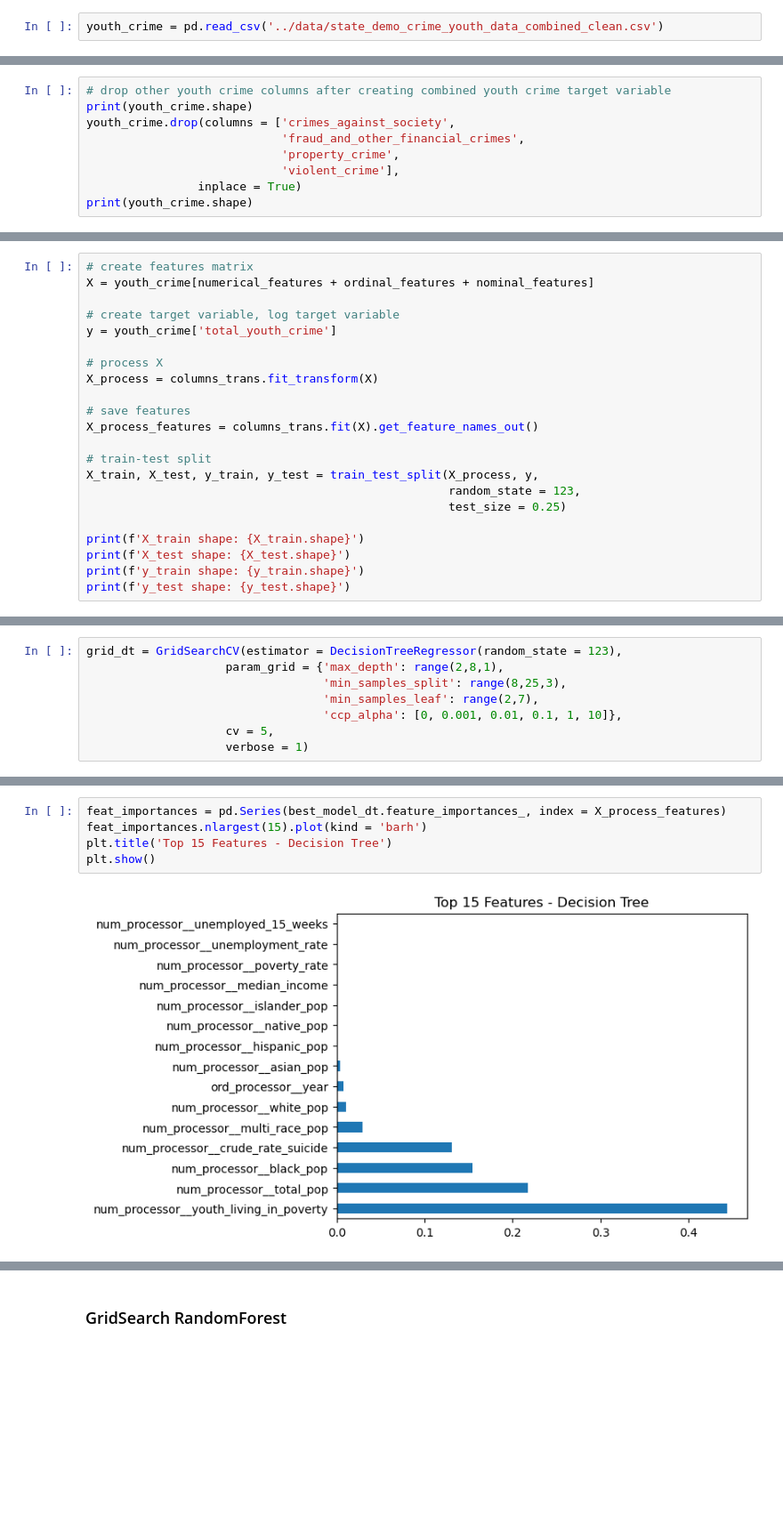
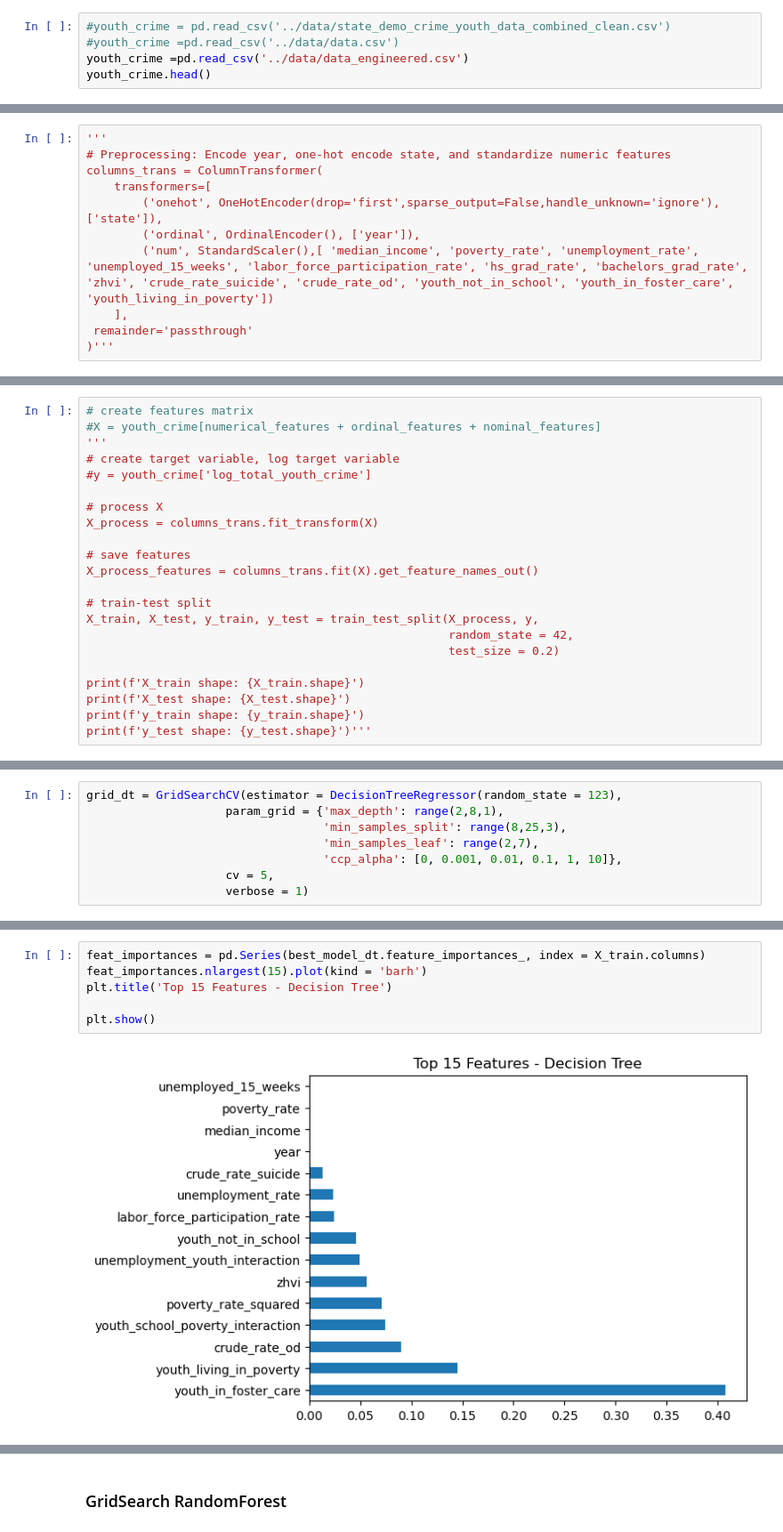
Before and after one commit to lpm24/youth_crime_group_project, a Jupyter notebook: code/Liam.ipynb, the cells around one changed output, grey strips where cells are left out. Shown at 89% size. Saved outputs shown, nothing was run; the diff lists cells and outputs as text; blank space fills up the shorter version.

Commit message:
models without population and state data

```diff
--- a/code/Liam.ipynb
+++ b/code/Liam.ipynb
@@ -20,2 +21,5 @@ from sklearn.ensemble import RandomForestRegressor
 # %%
-youth_crime = pd.read_csv('../data/state_demo_crime_youth_data_combined_clean.csv')
+#youth_crime = pd.read_csv('../data/state_demo_crime_youth_data_combined_clean.csv')
+#youth_crime =pd.read_csv('../data/data.csv')
+youth_crime =pd.read_csv('../data/data_engineered.csv')
+youth_crime.head()
@@ -22,9 +33,0 @@ youth_crime = pd.read_csv('../data/state_demo_crime_youth_data_combined_clean.cs
-# %%
-# drop other youth crime columns after creating combined youth crime target variable
-print(youth_crime.shape)
-youth_crime.drop(columns = ['crimes_against_society',
-                            'fraud_and_other_financial_crimes',
-                            'property_crime',
-                            'violent_crime'],
-                inplace = True)
-print(youth_crime.shape)
@@ -95,0 +84,11 @@ columns_trans = ColumnTransformer([
+# %%
+'''
+# Preprocessing: Encode year, one-hot encode state, and standardize numeric features
+columns_trans = ColumnTransformer(
+    transformers=[
+        ('onehot', OneHotEncoder(drop='first',sparse_output=False,handle_unknown='ignore'), ['state']),
+        ('ordinal', OrdinalEncoder(), ['year']),
+        ('num', StandardScaler(),[ 'median_income', 'poverty_rate', 'unemployment_rate', 'unemployed_15_weeks', 'labor_force_participation_rate', 'hs_grad_rate', 'bachelors_grad_rate', 'zhvi', 'crude_rate_suicide', 'crude_rate_od', 'youth_not_in_school', 'youth_in_foster_care', 'youth_living_in_poverty'])
+    ],
+ remainder='passthrough'
+)'''
@@ -97,10 +98,10 @@ columns_trans = ColumnTransformer([
 ### Train-Test Split
 # %%
 # create features matrix
-X = youth_crime[numerical_features + ordinal_features + nominal_features]
-
+#X = youth_crime[numerical_features + ordinal_features + nominal_features]
+'''
 # create target variable, log target variable
-y = youth_crime['total_youth_crime']
+#y = youth_crime['log_total_youth_crime']
 
 # process X
 X_process = columns_trans.fit_transform(X)
@@ -110,11 +111,11 @@ X_process_features = columns_trans.fit(X).get_feature_names_out()
 
 # train-test split
 X_train, X_test, y_train, y_test = train_test_split(X_process, y,
-                                                    random_state = 123,
-                                                    test_size = 0.25)
+                                                    random_state = 42,
+                                                    test_size = 0.2)
 
 print(f'X_train shape: {X_train.shape}')
 print(f'X_test shape: {X_test.shape}')
 print(f'y_train shape: {y_train.shape}')
-print(f'y_test shape: {y_test.shape}')
+print(f'y_test shape: {y_test.shape}')'''
 # %% [output]
@@ -197,8 +225,9 @@ Score on testing set: 0.5932780087113185
 # %%
-feat_importances = pd.Series(best_model_dt.feature_importances_, index = X_process_features)
+feat_importances = pd.Series(best_model_dt.feature_importances_, index = X_train.columns)
 feat_importances.nlargest(15).plot(kind = 'barh')
 plt.title('Top 15 Features - Decision Tree')
+
 plt.show()
 # %% [output]
-[figure, old version]
+[figure, new version]
 # %% [markdown]
```
Also changed, not shown: parts of 33 cells of this notebook, 13 other files.
